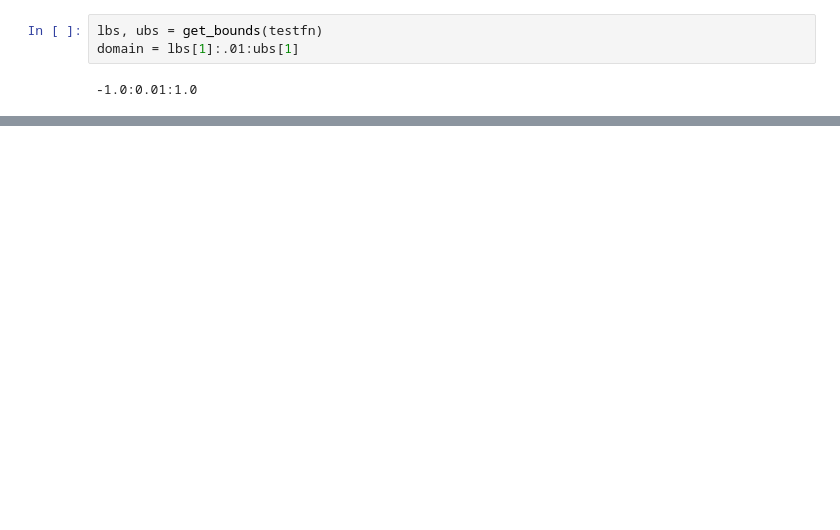
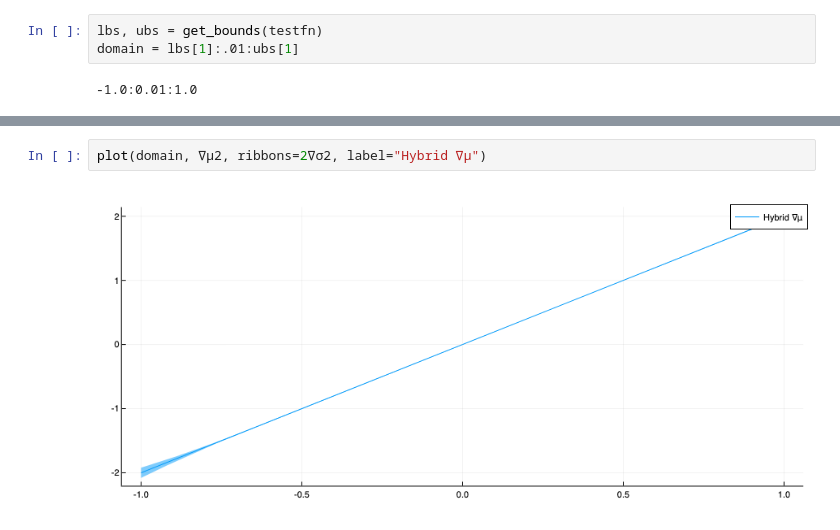
Before and after one commit to DarianNwankwo/Mean-Field-Bayesian-Optimization, a Jupyter notebook: notebooks/bo_with_mean_field.ipynb, the cells around one changed output, grey strips where cells are left out. Cells and saved outputs as stored; diff of their text form; blank space fills up the shorter version.

```diff
--- a/notebooks/bo_with_mean_field.ipynb
+++ b/notebooks/bo_with_mean_field.ipynb
@@ -91,0 +123,4 @@ scatter!(get_active_covariates(sur_ei)', get_active_observations(sur_ei))
+# %%
+plot(domain, ∇μ2, ribbons=2∇σ2, label="Hybrid ∇μ")
+# %% [output]
+[figure, added]
```
Also changed, not shown: parts of 12 cells of this notebook, 5 other files.
